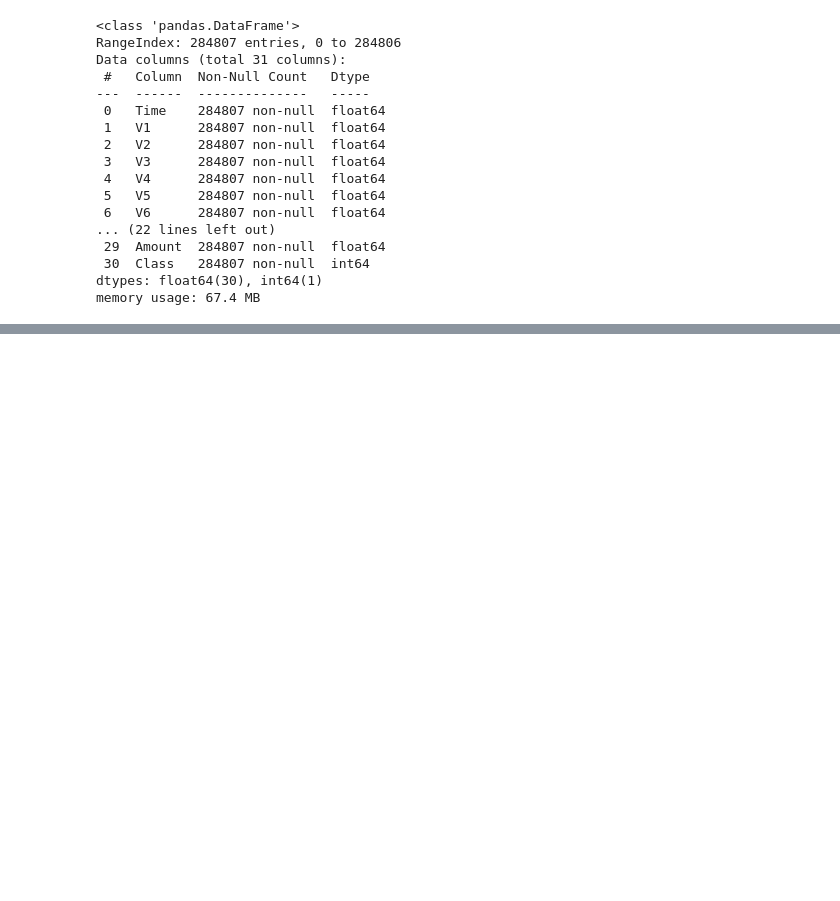
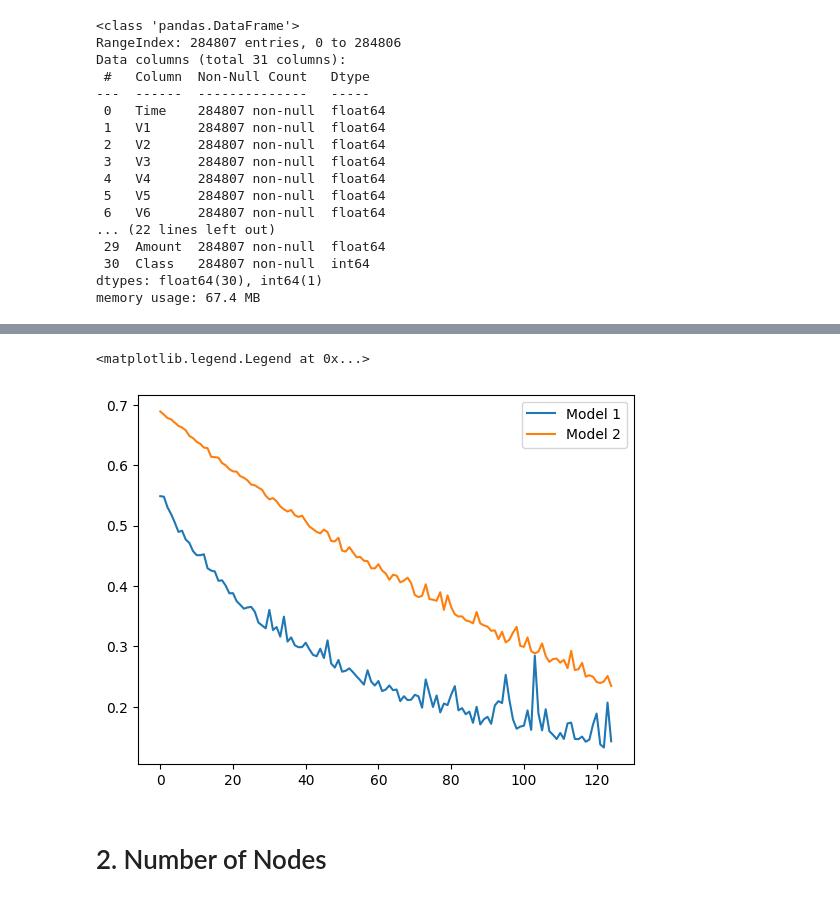
Before and after one commit to pm012/DataScience_sandbox, a Jupyter notebook: notebooks/module9/module_9_1_Hyperparameter_Optimization.ipynb, the cells around one changed output, grey strips where cells are left out. Saved outputs shown, nothing was run; the diff lists cells and outputs as text; code cells hidden in the pictures; blank space fills up the shorter version.

```diff
--- a/notebooks/module9/module_9_1_Hyperparameter_Optimization.ipynb
+++ b/notebooks/module9/module_9_1_Hyperparameter_Optimization.ipynb
@@ -80,0 +311,14 @@ memory usage: 67.4 MB
+# %%
+# Compare
+
+losses_expriment_1_mean = np.array(losses_expriment_1).mean(axis=0)
+losses_expriment_2_mean = np.array(losses_expriment_2).mean(axis=0)
+
+plt.plot(x_axis[:125], losses_expriment_1_mean[:125], label='Model 1')
+plt.plot(x_axis[:125], losses_expriment_2_mean[:125], label='Model 2')
+plt.legend()
+# %% [output]
+<matplotlib.legend.Legend at 0x...>
+[figure, added]
+# %% [markdown]
+# 2. Number of Nodes
```
Also changed, not shown: parts of 35 cells of this notebook.
